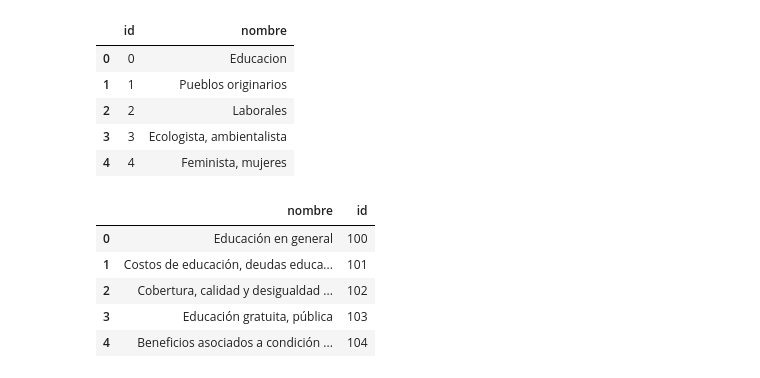
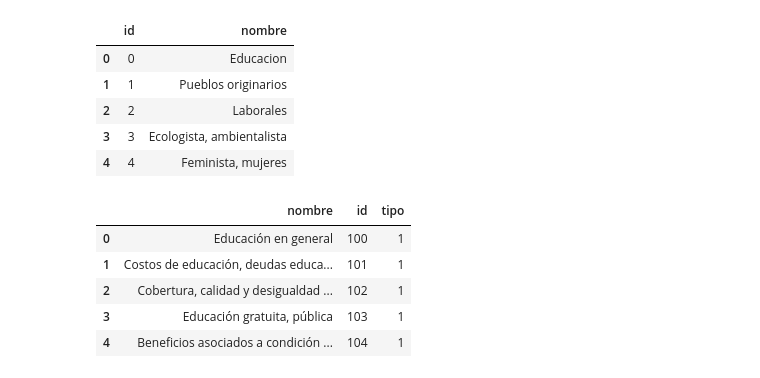
Before and after one commit to Vicvar/MTNotes, a Jupyter notebook: COESW.ipynb, the cells around one changed output. Drawn from its saved outputs; the diff is of its cells as text; code cells hidden in the pictures.

```diff
--- a/COESW.ipynb
+++ b/COESW.ipynb
@@ -537,38 +538,39 @@ dict_elementos_demanda = {'nombre':[
     'Reforma del sistema político en general',
     'Cambio sistema binominal y otros cambios electorales',
     'Cambio constitucional',
     'Asamblea constituyente',
     'Leyes puntuales',
     'Solicitud de cambio en autoridad política',
     'Otras reformas en reglas políticas',
     'Corrupción',
     'Anti globalización, anti empresas transnacionales, anti neoliberalismo',
     'Derechos de los animales, vegetarianismo',
     'Derechos de consumidores',
     'Derechos de discapacitados y/o enfermos crónicos',
     'Derechos de los adultos mayores',
     'Derechos de grupos deportivos',
     'Derechos de grupos religiosos',
     'Pobreza y hambre',
     'Demanda por reforma de algún aspecto de la economía.',
     'Abusos y crímenes sexuales',
     'Demandas anarquistas, okupas y/o libertarias',
     'Eventos o situaciones internacionales',
     'Conmemoraciones',
     'Seguridad ciudadana'],
     'id':[100,101,102,103,104,105,106,107,108,109,200,201,202,203,204,205,206,207,300,301,302,303,304,305,306,
           400,401,402,403,404,405,406,500,501,502,503,600,601,602,603,604,605,606,607,608,609,700,701,702,703,
           704,705,800,801,802,803,804,805,806,900,901,902,903,904,1000,1001,1002,1003,1100,1101,1102,1103,1104,
           1105,1200,1201,1202,1203,1204,1205,1300,1301,1302,1303,1304,1305,1306,1307,1401,1402,1403,1404,1405,
           1406,1407,1408,1409,1410,1411,1412,1413,1414]}
 elementos_demanda = pd.DataFrame(data=dict_elementos_demanda)
+elementos_demanda['tipo'] = elementos_demanda.id//100
 elementos_demanda.head()
 # %% [output]
-|  | nombre | id |
-| 0 | Educación en general | 100 |
-| 1 | Costos de educación, deudas educa... | 101 |
-| 2 | Cobertura, calidad y desigualdad ... | 102 |
-| 3 | Educación gratuita, pública | 103 |
-| 4 | Beneficios asociados a condición ... | 104 |
+|  | nombre | id | tipo |
+| 0 | Educación en general | 100 | 1 |
+| 1 | Costos de educación, deudas educa... | 101 | 1 |
+| 2 | Cobertura, calidad y desigualdad ... | 102 | 1 |
+| 3 | Educación gratuita, pública | 103 | 1 |
+| 4 | Beneficios asociados a condición ... | 104 | 1 |
 # %%
 #TABLA elementos de demanda en acción.
```
Also changed, not shown: parts of 12 cells of this notebook, 3 other files.
